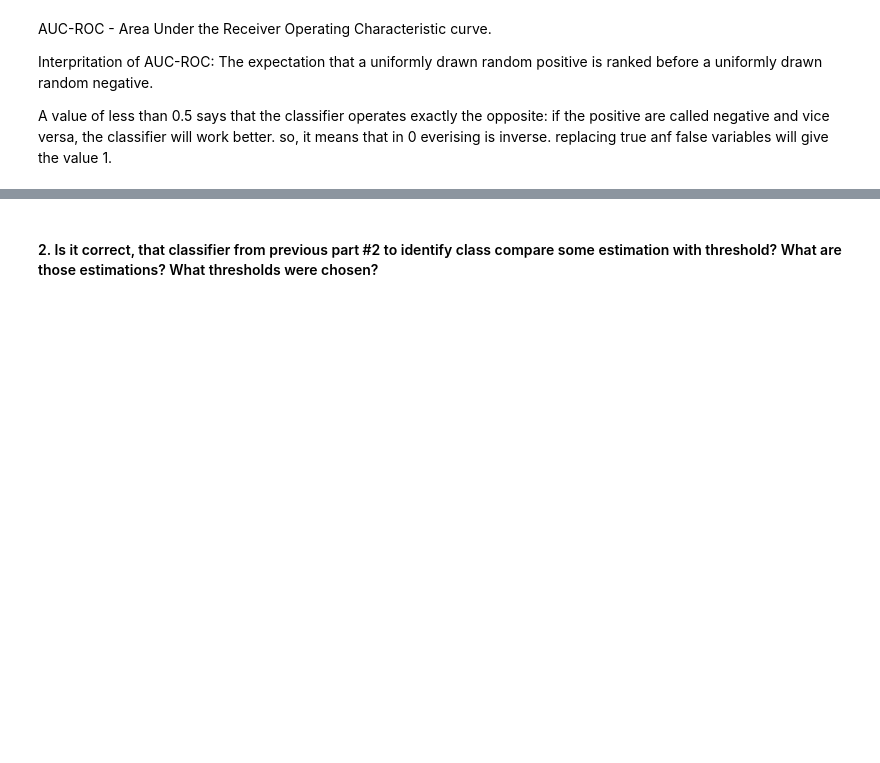
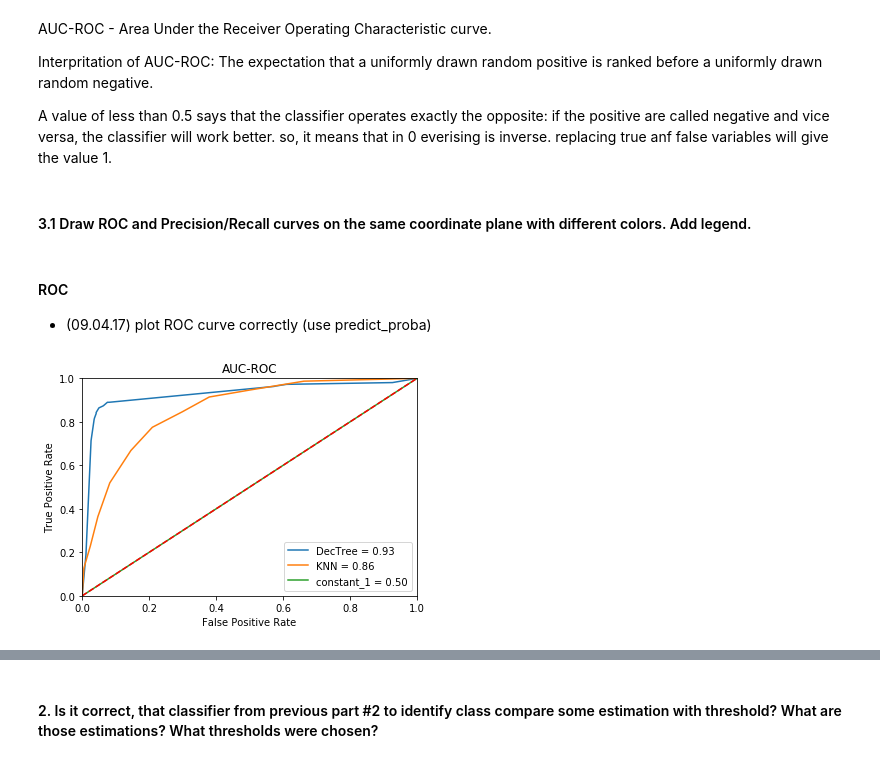
Before and after one commit to EllaBar/EllaBar, a Jupyter notebook: lab2/lab2_spam_bar.ipynb, the cells around one changed output, grey strips where cells are left out. Drawn from its saved outputs; the diff is of its cells as text; code cells hidden in the pictures; blank space fills up the shorter version.

```diff
--- a/lab2/lab2_spam_bar.ipynb
+++ b/lab2/lab2_spam_bar.ipynb
@@ -536,3 +536,58 @@ The expectation that a uniformly drawn random positive is ranked before a unifor
 
 A value of less than 0.5 says that the classifier operates exactly the opposite: if the positive are called negative and vice versa, the classifier will work better.
 so, it means that in 0 everising is inverse. replacing true anf false variables will give the value 1.
+# %% [markdown]
+#### 3.1 Draw ROC and Precision/Recall curves on the same coordinate plane with different colors. Add legend.
+# %% [markdown]
+#### ROC
+
+* (09.04.17) plot ROC curve correctly (use predict_proba)
+# %%
+import matplotlib.pyplot as plt
+%matplotlib inline
+from sklearn.metrics import roc_curve, auc
+from sklearn.metrics import roc_auc_score
+
+#train = data_shuf[0:3000] ##
+#test = data_shuf[3000:]   ##
+#train , y_train = train.drop('spam', 1), list(train['spam']) ##
+#test, y_test = test.drop('spam', 1), list(test['spam'])      ##
+
+# Desicion Tree with rescaling
+model = DecisionTreeClassifier(criterion='gini',max_depth=7)
+model.fit(train, y_train)
+exp1 = y_test
+pred1= model.predict_proba(test)
+fpr1, tpr1, thresholds1 = metrics.roc_curve(exp1, pred1[:,1])
+roc_auc = metrics.auc(fpr1, tpr1)
+
+#KNN
+neigh = KNeighborsClassifier(n_neighbors=10, metric='euclidean')
+neigh.fit(train, y_train)
+exp2 = y_test
+pred2=neigh.predict_proba(test)
+fpr2, tpr2, thresholds2 = metrics.roc_curve(exp2, pred2[:,1])
+
+#constant=1 model
+model = DummyClassifier(strategy='constant', random_state=random_state, constant=1)
+model.fit(train, y_train)
+exp3 = y_test
+c1 = model.predict_proba(test)
+fpr3, tpr3, thresholds3 = metrics.roc_curve(exp3, c1[:,1])
+
+plt.figure()
+plt.title('AUC-ROC')
+
+plt.plot(fpr1, tpr1, label = 'DecTree = %.2f' % roc_auc_score(np.array(y_test), np.array(pred1[:,1])))
+plt.plot(fpr2, tpr2, label = 'KNN = %.2f' % roc_auc_score(np.array(y_test), np.array(pred2[:,1])))
+plt.plot(fpr3, tpr3, label = 'constant_1 = %.2f' % roc_auc_score(np.array(y_test), np.array(c1[:,1])))
+
+plt.legend(loc = 'lower right')
+plt.plot([0, 1], [0, 1],'r--')
+plt.xlim([0, 1])
+plt.ylim([0, 1])
+plt.ylabel('True Positive Rate')
+plt.xlabel('False Positive Rate')
+plt.show()
+# %% [output]
+[figure, added]
```
Also changed, not shown: parts of 13 cells of this notebook.
